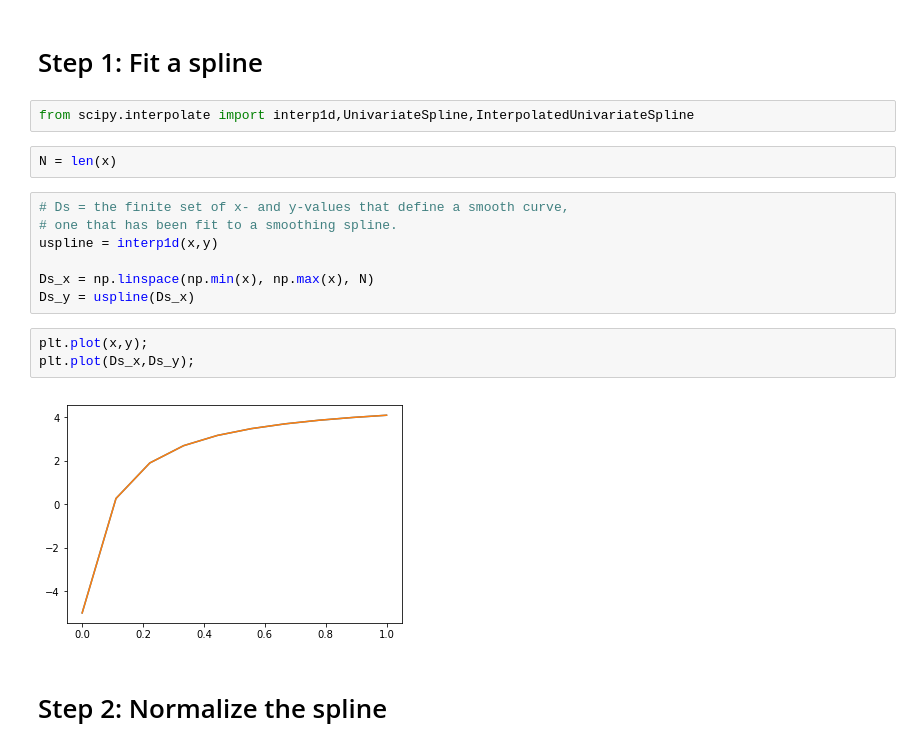
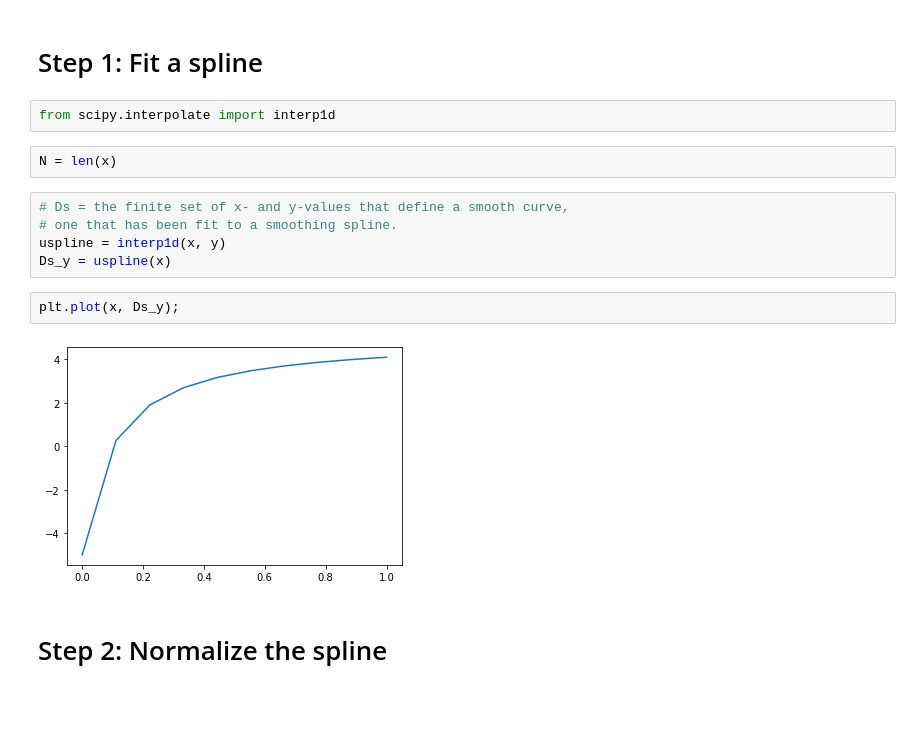
Before and after one commit to arvkevi/kneed, a Jupyter notebook: notebooks/kneedle_algorithm.ipynb, the cells around one changed output. Saved outputs shown, nothing was run; the diff lists cells and outputs as text; blank space fills up the shorter version.

```diff
--- a/notebooks/kneedle_algorithm.ipynb
+++ b/notebooks/kneedle_algorithm.ipynb
@@ -26,21 +26,18 @@ if not np.array_equal(np.array(x), np.sort(x)):
 # %% [markdown]
 # Step 1: Fit a spline
 # %%
-from scipy.interpolate import interp1d,UnivariateSpline,InterpolatedUnivariateSpline
+from scipy.interpolate import interp1d
 # %%
 N = len(x)
 # %%
 # Ds = the finite set of x- and y-values that define a smooth curve,
 # one that has been fit to a smoothing spline.
-uspline = interp1d(x,y)
-
-Ds_x = np.linspace(np.min(x), np.max(x), N)
-Ds_y = uspline(Ds_x)
+uspline = interp1d(x, y)
+Ds_y = uspline(x)
 # %%
-plt.plot(x,y);
-plt.plot(Ds_x,Ds_y);
+plt.plot(x, Ds_y);
 # %% [output]
-[figure, old version]
+[figure, new version]
 # %% [markdown]
 # Step 2: Normalize the spline
 # %%
```
Also changed, not shown: parts of 15 cells of this notebook, 2 other files.
